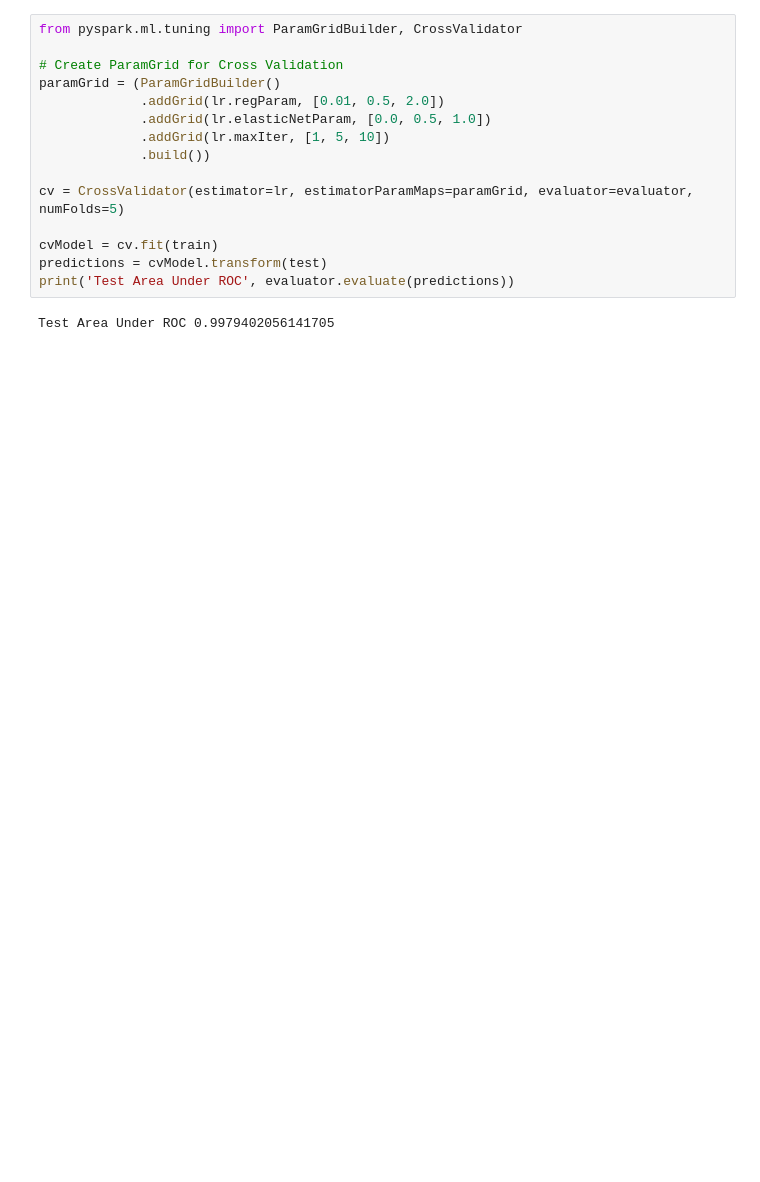
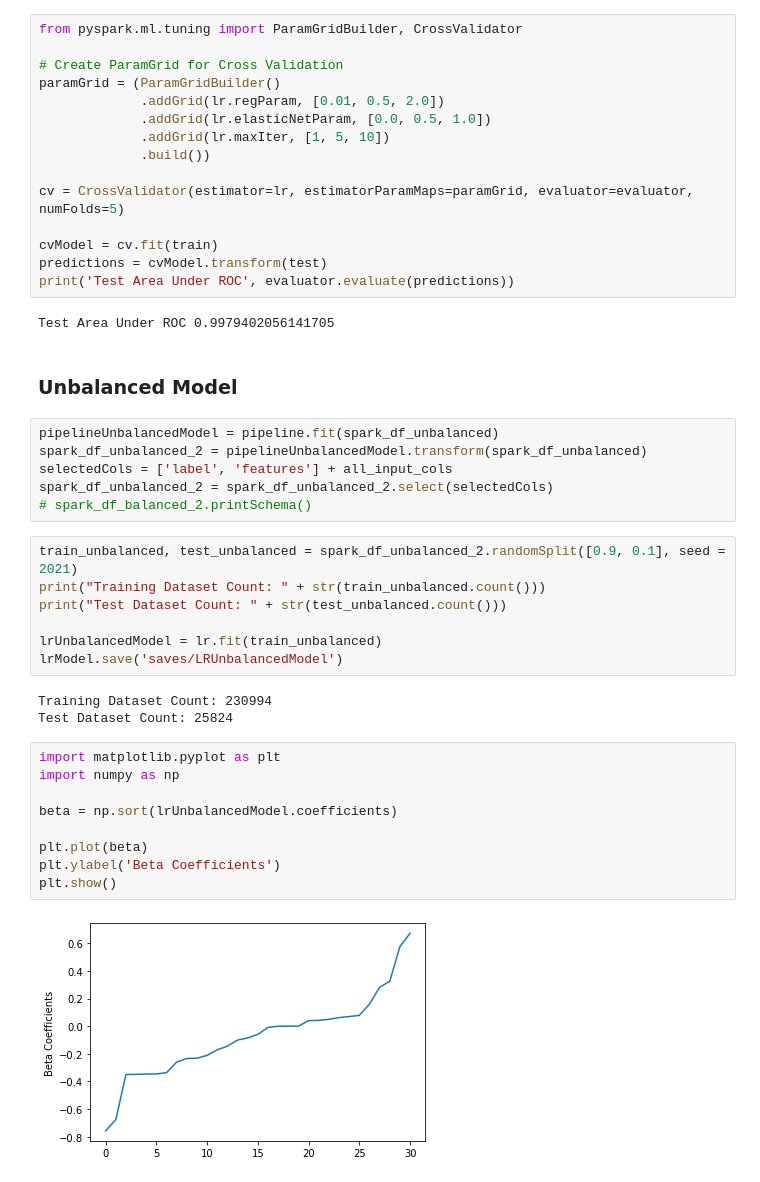
Before and after one commit to CSCI-6502-Big-Data-Analytics/Fraud-Detection-Model, a Jupyter notebook: analysis-and-training-pyspark.ipynb, the cells around one changed output. Saved outputs shown, nothing was run; the diff lists cells and outputs as text; blank space fills up the shorter version.

```diff
--- a/analysis-and-training-pyspark.ipynb
+++ b/analysis-and-training-pyspark.ipynb
@@ -636,3 +164,32 @@ predictions = cvModel.transform(test)
 print('Test Area Under ROC', evaluator.evaluate(predictions))
 # %% [output]
 Test Area Under ROC 0.9979402056141705
+# %% [markdown]
+### Unbalanced Model
+# %%
+pipelineUnbalancedModel = pipeline.fit(spark_df_unbalanced)
+spark_df_unbalanced_2 = pipelineUnbalancedModel.transform(spark_df_unbalanced)
+selectedCols = ['label', 'features'] + all_input_cols
+spark_df_unbalanced_2 = spark_df_unbalanced_2.select(selectedCols)
+# spark_df_balanced_2.printSchema()
+# %%
+train_unbalanced, test_unbalanced = spark_df_unbalanced_2.randomSplit([0.9, 0.1], seed = 2021)
+print("Training Dataset Count: " + str(train_unbalanced.count()))
+print("Test Dataset Count: " + str(test_unbalanced.count()))
+
+lrUnbalancedModel = lr.fit(train_unbalanced)
+lrModel.save('saves/LRUnbalancedModel')
+# %% [output]
+Training Dataset Count: 230994
+Test Dataset Count: 25824
+# %%
+import matplotlib.pyplot as plt
+import numpy as np
+
+beta = np.sort(lrUnbalancedModel.coefficients)
+
+plt.plot(beta)
+plt.ylabel('Beta Coefficients')
+plt.show()
+# %% [output]
+[figure, added]
```
Also changed, not shown: parts of 48 cells of this notebook, 2 other files.
